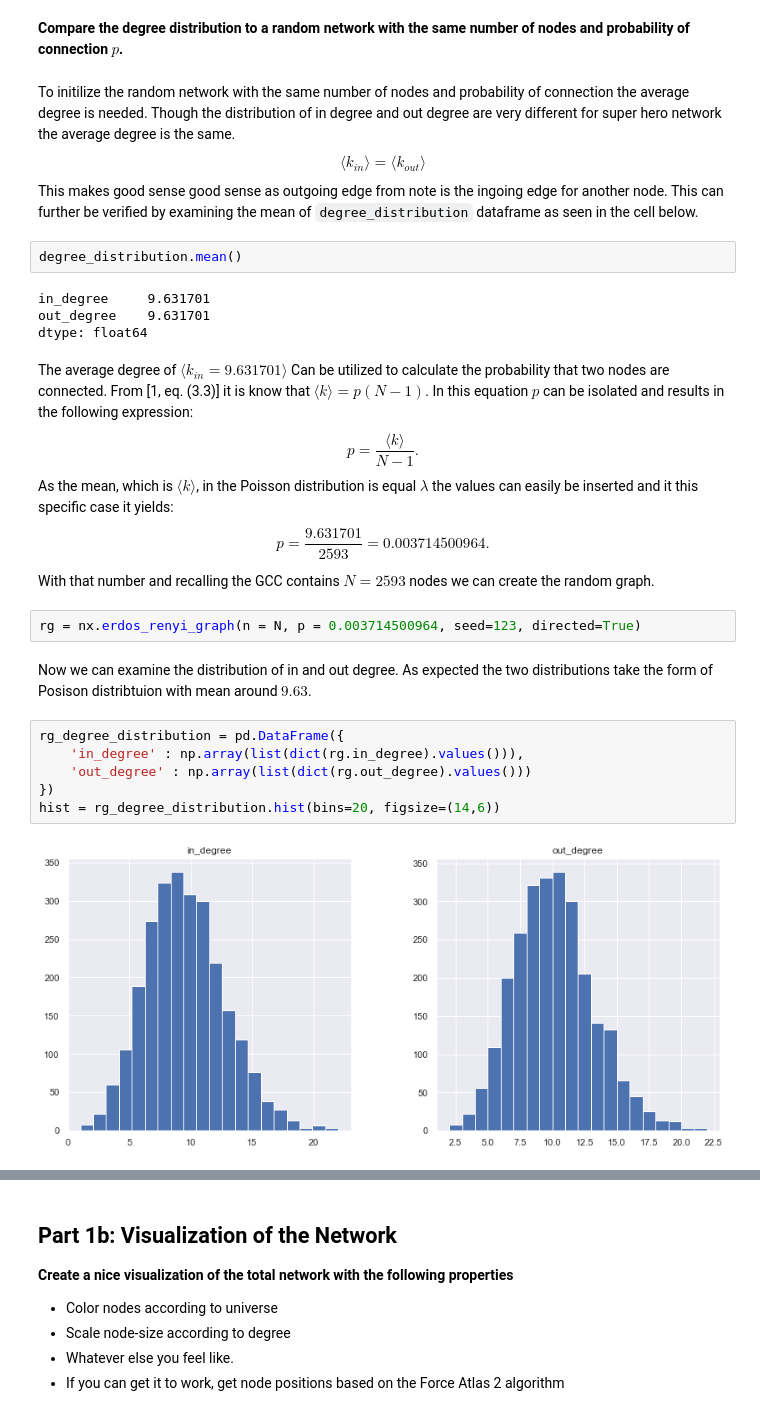
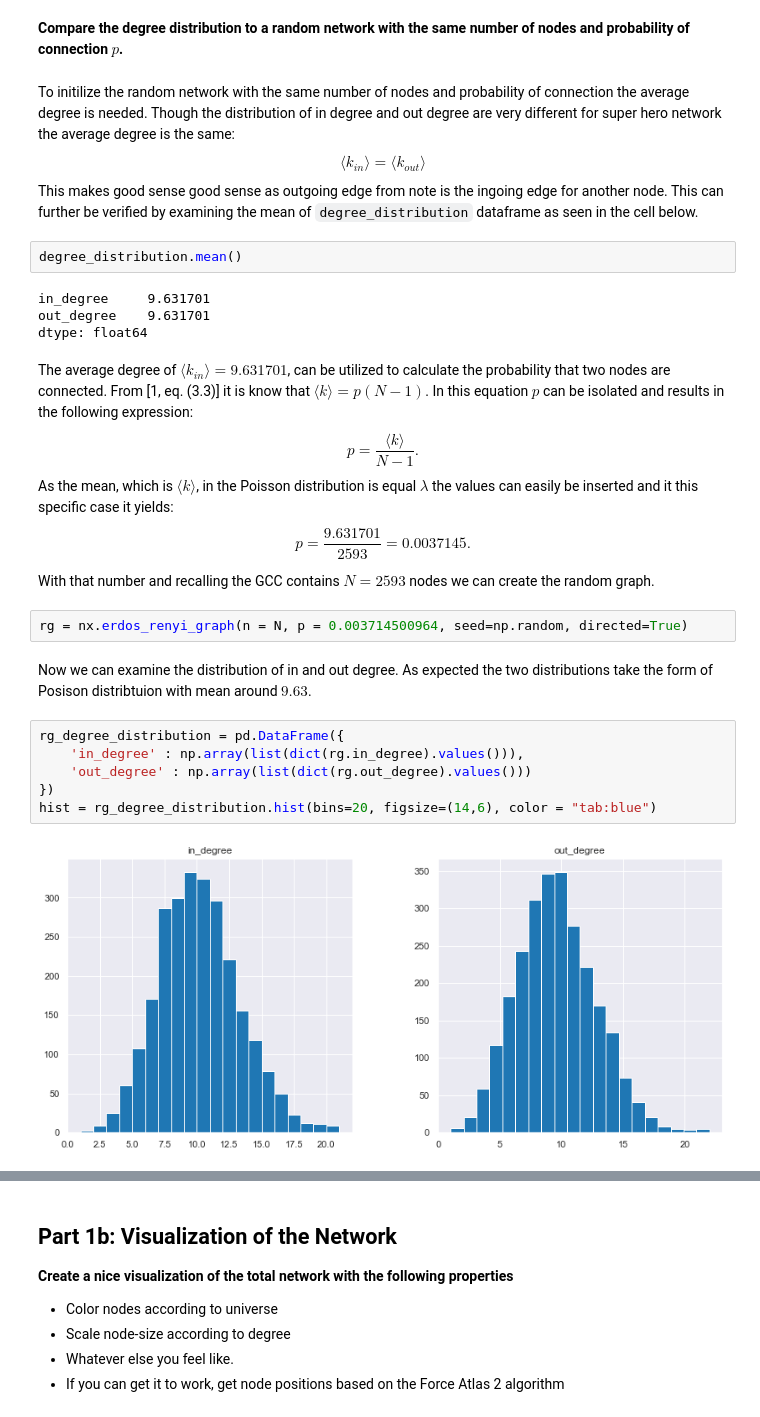
Before and after one commit to idariis/Social-Graphs-Project-E20, a Jupyter notebook: Assignment2/Assignment2.ipynb, the cells around one changed output, grey strips where cells are left out. Saved outputs shown, nothing was run; the diff lists cells and outputs as text.

```diff
--- a/Assignment2/Assignment2.ipynb
+++ b/Assignment2/Assignment2.ipynb
@@ -241,7 +252,7 @@ As expected the in degree distribution resmaple a Scale-free network as $2 < \ga
 # %% [markdown]
 **Compare the degree distribution to a random network with the same number of nodes and probability of connection $p$.**
 # %% [markdown]
-To initilize the random network with the same number of nodes and probability of connection the average degree is needed. Though the distribution of in degree and out degree are very different for super hero network the average degree is the same.
+To initilize the random network with the same number of nodes and probability of connection the average degree is needed. Though the distribution of in degree and out degree are very different for super hero network the average degree is the same:
 $$\langle k_{in} \rangle = \langle k_{out} \rangle$$
 This makes good sense good sense as outgoing edge from note is the ingoing edge for another node. This can further be verified by examining the mean of `degree_distribution` dataframe as seen in the cell below.
 # %%
@@ -251,22 +262,22 @@ in_degree     9.631701
 out_degree    9.631701
 dtype: float64
 # %% [markdown]
-The average degree of $\langle k_{in} = 9.631701 \rangle$ Can be utilized to calculate the probability that two nodes are connected. From [1, eq. (3.3)] it is know that $\langle k \rangle = p (N-1)$. In this equation $p$ can be isolated and results in the following expression:
+The average degree of $\langle k_{in}\rangle = 9.631701$, can be utilized to calculate the probability that two nodes are connected. From [1, eq. (3.3)] it is know that $\langle k \rangle = p (N-1)$. In this equation $p$ can be isolated and results in the following expression:
 $$p = \frac{\langle k \rangle}{N-1}.$$
 As the mean, which is $\langle k \rangle$, in the Poisson distribution is equal $\lambda$ the values can easily be inserted and it this specific case it yields:
-$$p = \frac{9.631701}{2593} = 0.003714500964.$$
+$$p = \frac{9.631701}{2593} = 0.0037145.$$
 
 With that number and recalling the GCC contains $N=2593$ nodes we can create the random graph.
 # %%
-rg = nx.erdos_renyi_graph(n = N, p = 0.003714500964, seed=123, directed=True)
+rg = nx.erdos_renyi_graph(n = N, p = 0.003714500964, seed=np.random, directed=True)
 # %% [markdown]
 Now we can examine the distribution of in and out degree. As expected the two distributions take the form of Posison distribtuion with mean around $9.63$.
 # %%
 rg_degree_distribution = pd.DataFrame({
     'in_degree' : np.array(list(dict(rg.in_degree).values())),
     'out_degree' : np.array(list(dict(rg.out_degree).values()))
 })
-hist = rg_degree_distribution.hist(bins=20, figsize=(14,6))
+hist = rg_degree_distribution.hist(bins=20, figsize=(14,6), color = "tab:blue")
 # %% [output]
-[figure, old version]
+[figure, new version]
 # %% [markdown]
```
Also changed, not shown: parts of 26 cells of this notebook.
